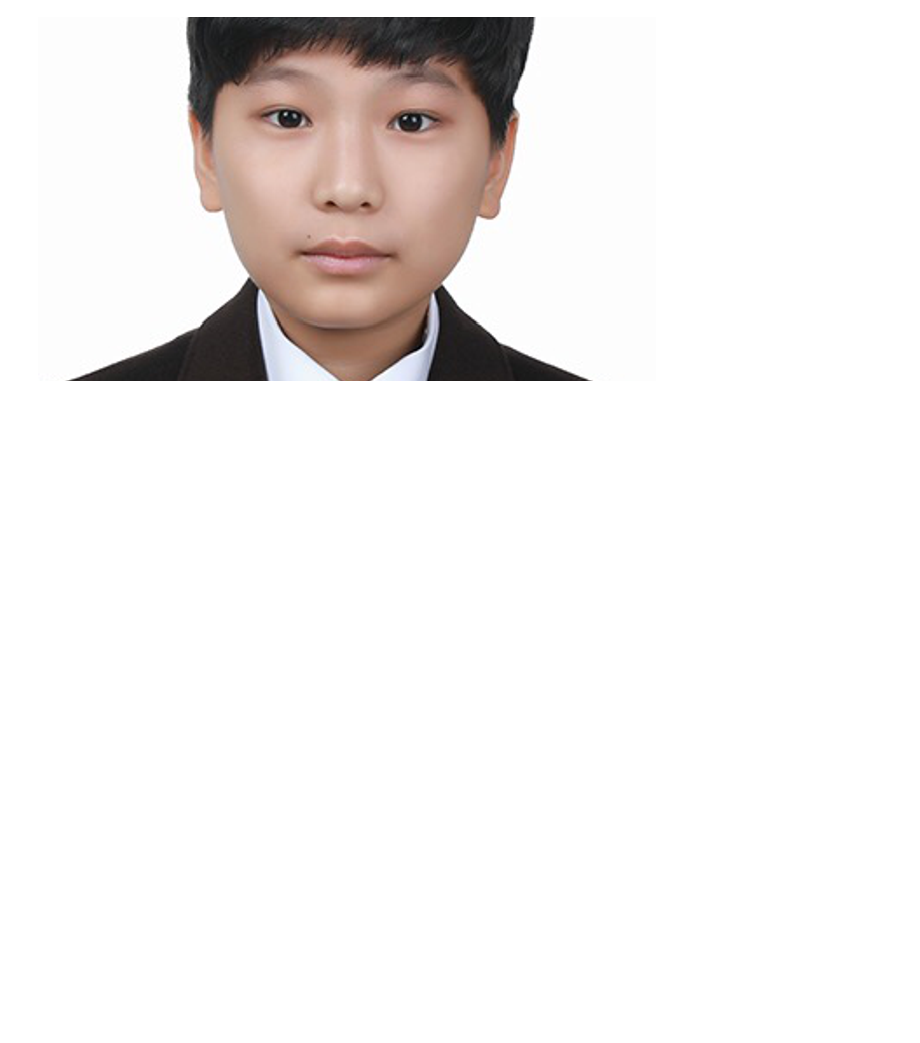
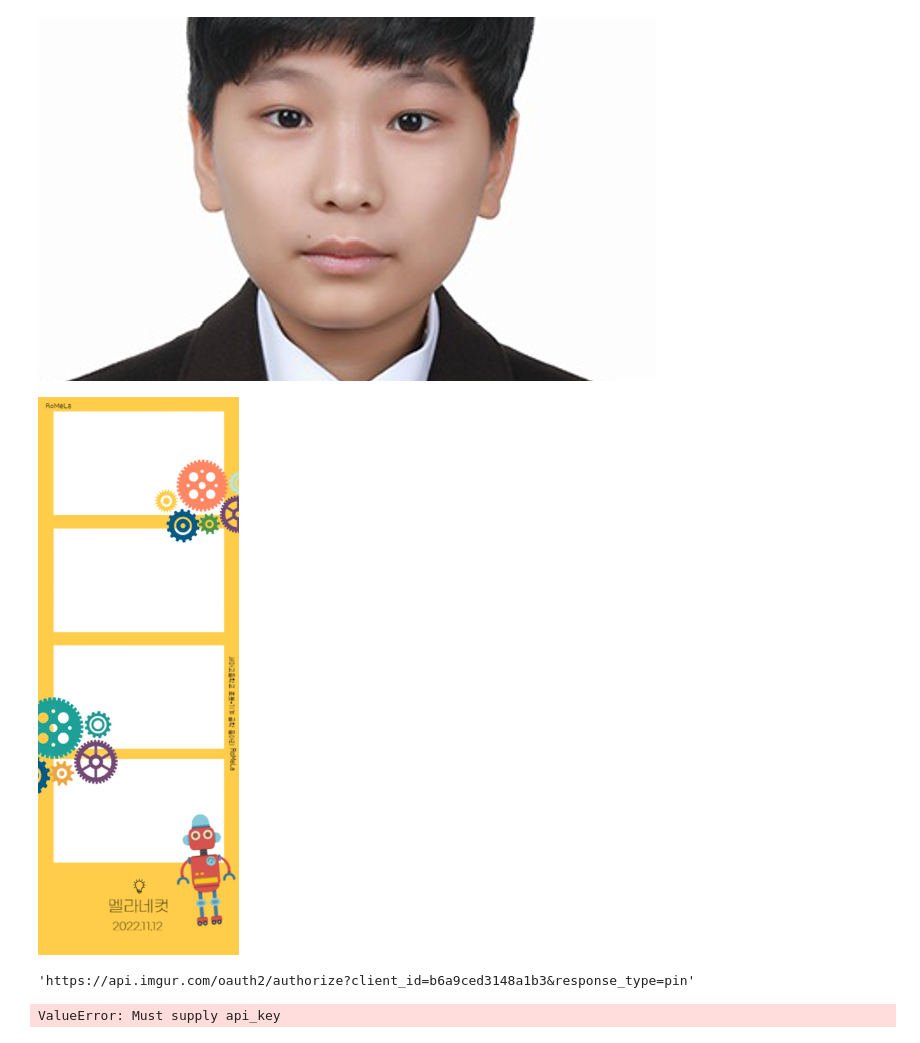
Before and after one commit to yoonhero/semsem, a Jupyter notebook: caricature/test.ipynb, the cells around one changed output. Saved outputs shown, nothing was run; the diff lists cells and outputs as text; code cells hidden in the pictures; blank space fills up the shorter version.

```diff
--- a/caricature/test.ipynb
+++ b/caricature/test.ipynb
@@ -65,3 +65,11 @@ crop_area
 sample.crop(crop_area)
 # %% [output]
 [figure]
+# %%
+from PIL import Image
+
+frame = Image.open("./restapi/app/romela_frame.png")
+
+frame
+# %% [output]
+[figure, added]
@@ -67,0 +97,18 @@ sample.crop(crop_area)
+# %%
+authorization_url
+# %% [output]
+'https://api.imgur.com/oauth2/authorize?client_id=b6a9ced3148a1b3&response_type=pin'
+# %%
+from cloudinary.uploader import upload
+from cloudinary.utils import cloudinary_url
+
+upload_result = upload("./restapi/app/romela_frame.png",
+public_id = "myfolder/life_as_four_picture"
+)
+
+thumbnail_url1, options = cloudinary_url(upload_result['public_id'], format="jpg", crop="fill", width=100,
+                                                     height=100)
+thumbnail_url2, options = cloudinary_url(upload_result['public_id'], format="jpg", crop="fill", width=200,
+                                                     height=100, radius=20, effect="sepia")
+# %% [output]
+ValueError: Must supply api_key
```
Also changed, not shown: parts of 1 cell of this notebook, 16 other files.
